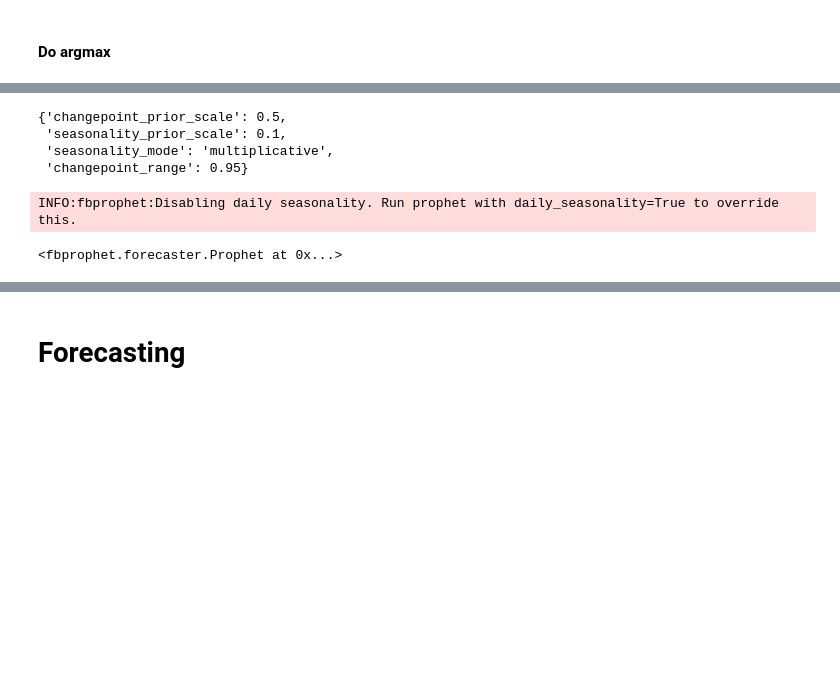
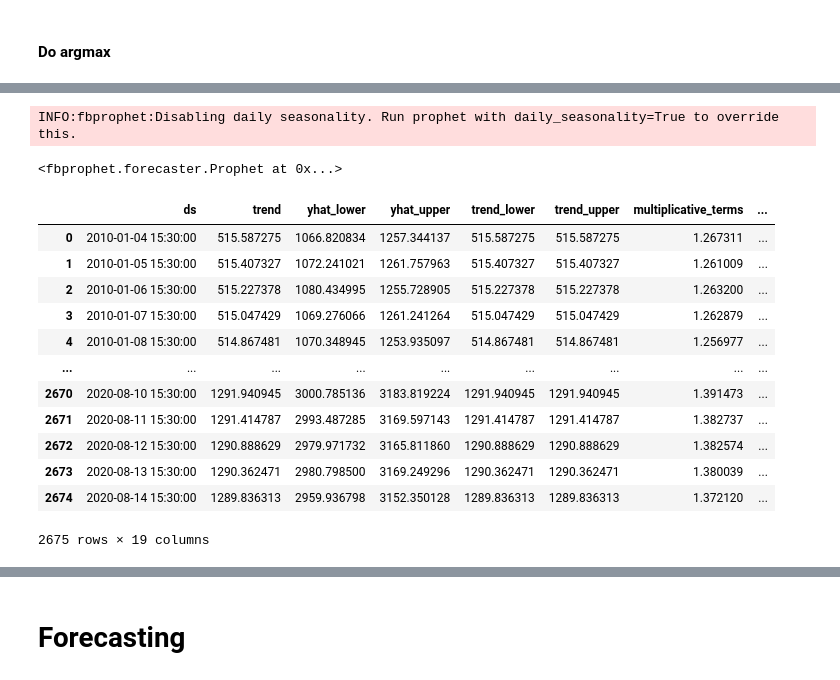
Before and after one commit to wasifmasood/STOCKS, a Jupyter notebook: notebooks/FBProphet_example.ipynb, the cells around one changed output, grey strips where cells are left out. Saved outputs shown, nothing was run; the diff lists cells and outputs as text; code cells hidden in the pictures; blank space fills up the shorter version.

```diff
--- a/notebooks/FBProphet_example.ipynb
+++ b/notebooks/FBProphet_example.ipynb
@@ -300,7 +291,0 @@ with open('dict.txt', 'r') as file:
-# %%
-best_params
-# %% [output]
-{'changepoint_prior_scale': 0.5,
- 'seasonality_prior_scale': 0.1,
- 'seasonality_mode': 'multiplicative',
- 'changepoint_range': 0.95}
@@ -313,0 +304,16 @@ INFO:fbprophet:Disabling daily seasonality. Run prophet with daily_seasonality=T
+# %%
+df_forecast
+# %% [output]
+|  | ds | trend | yhat_lower | yhat_upper | trend_lower | trend_upper | multiplicative_terms | ... |
+| 0 | 2010-01-04 15:30:00 | 515.587275 | 1066.820834 | 1257.344137 | 515.587275 | 515.587275 | 1.267311 | ... |
+| 1 | 2010-01-05 15:30:00 | 515.407327 | 1072.241021 | 1261.757963 | 515.407327 | 515.407327 | 1.261009 | ... |
+| 2 | 2010-01-06 15:30:00 | 515.227378 | 1080.434995 | 1255.728905 | 515.227378 | 515.227378 | 1.263200 | ... |
+| 3 | 2010-01-07 15:30:00 | 515.047429 | 1069.276066 | 1261.241264 | 515.047429 | 515.047429 | 1.262879 | ... |
+| 4 | 2010-01-08 15:30:00 | 514.867481 | 1070.348945 | 1253.935097 | 514.867481 | 514.867481 | 1.256977 | ... |
+| ... | ... | ... | ... | ... | ... | ... | ... | ... |
+| 2670 | 2020-08-10 15:30:00 | 1291.940945 | 3000.785136 | 3183.819224 | 1291.940945 | 1291.940945 | 1.391473 | ... |
+| 2671 | 2020-08-11 15:30:00 | 1291.414787 | 2993.487285 | 3169.597143 | 1291.414787 | 1291.414787 | 1.382737 | ... |
+| 2672 | 2020-08-12 15:30:00 | 1290.888629 | 2979.971732 | 3165.811860 | 1290.888629 | 1290.888629 | 1.382574 | ... |
+| 2673 | 2020-08-13 15:30:00 | 1290.362471 | 2980.798500 | 3169.249296 | 1290.362471 | 1290.362471 | 1.380039 | ... |
+| 2674 | 2020-08-14 15:30:00 | 1289.836313 | 2959.936798 | 3152.350128 | 1289.836313 | 1289.836313 | 1.372120 | ... |
+2675 rows × 19 columns
```
Also changed, not shown: parts of 18 cells of this notebook.
